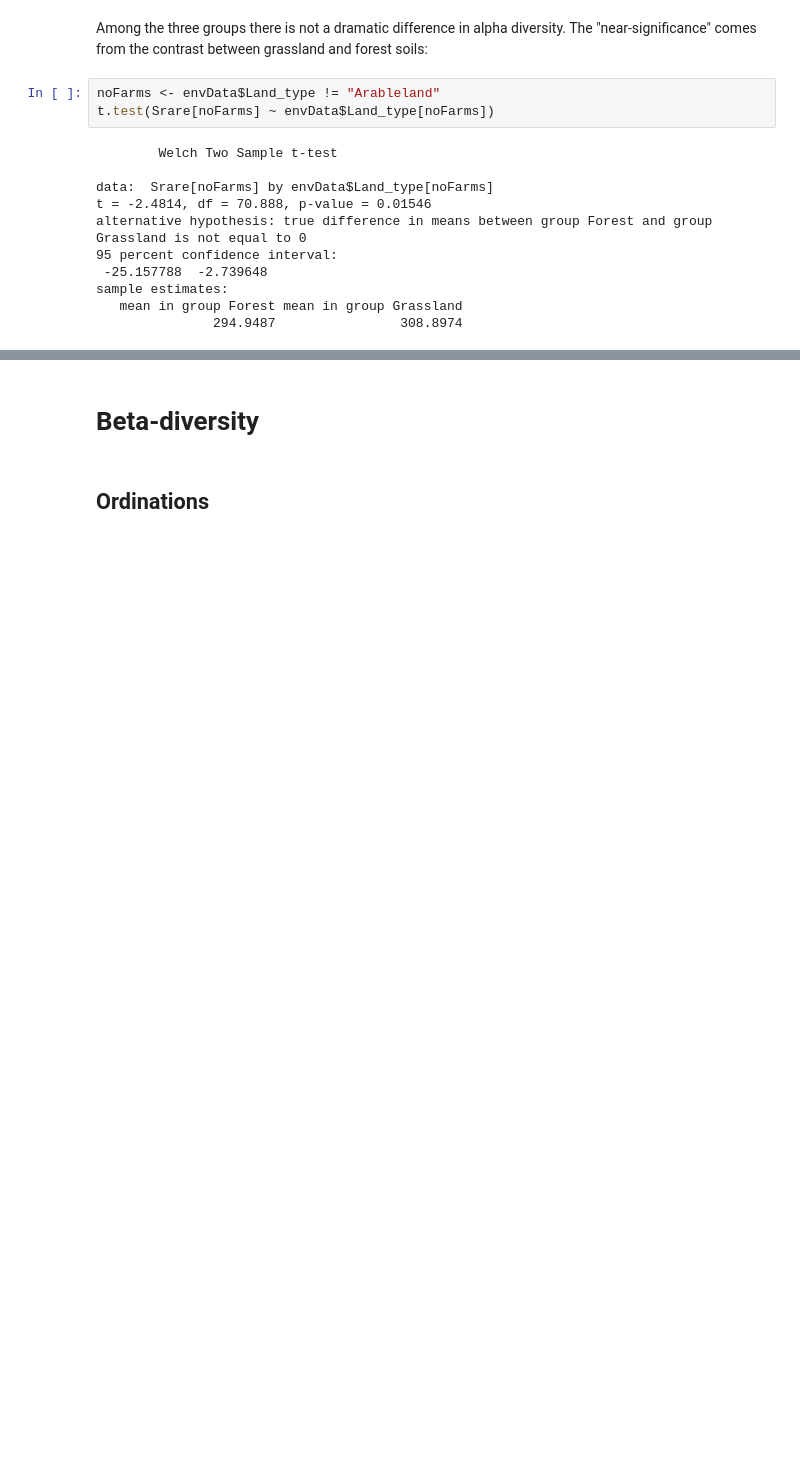
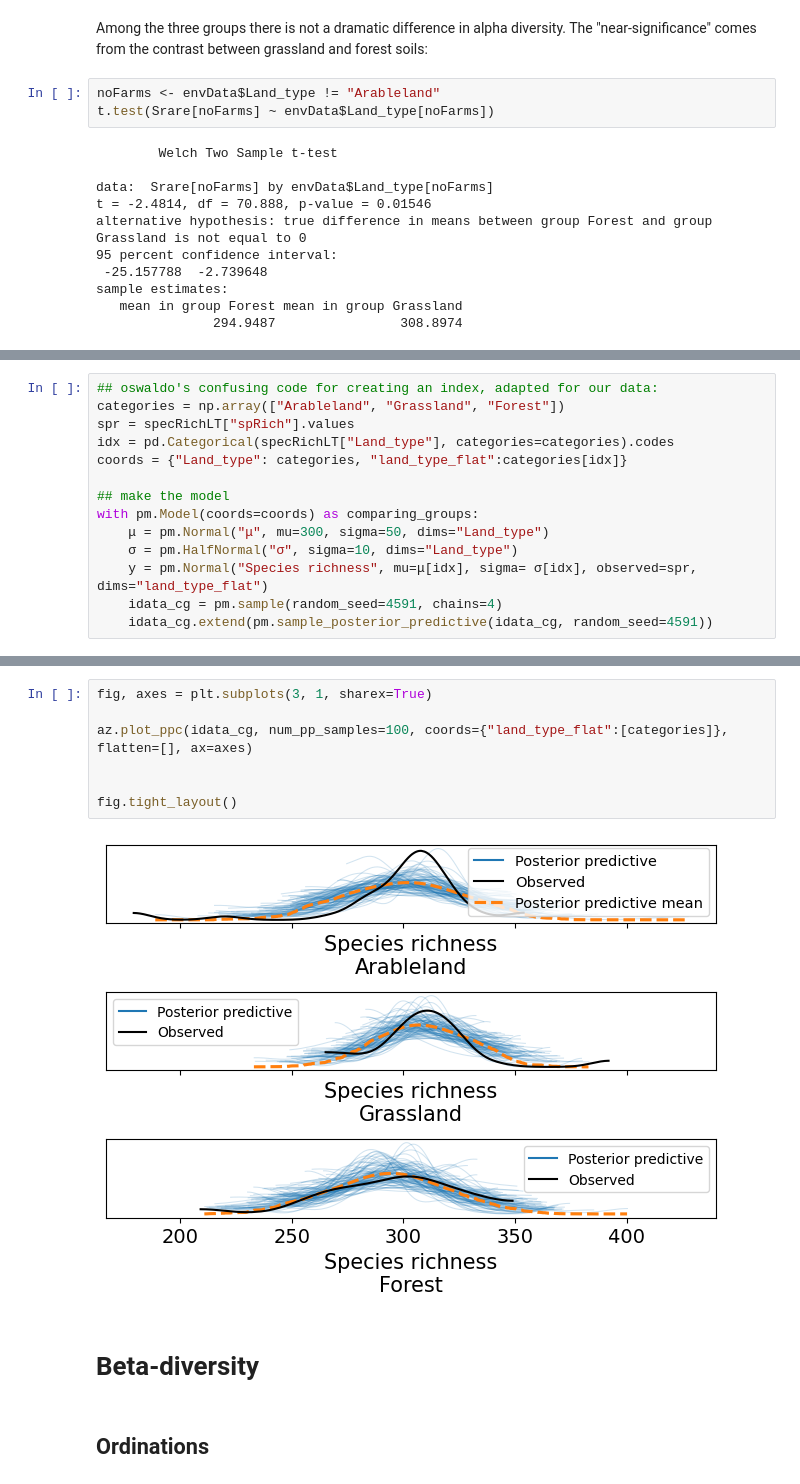
Before and after one commit to danchurch/fichtelgebirgeSoils, a Jupyter notebook: spatialAnalysis/spatialAnalysisSulariData.ipynb, the cells around one changed output, grey strips where cells are left out. Cells and saved outputs as stored; diff of their text form; blank space fills up the shorter version.

```diff
--- a/spatialAnalysis/spatialAnalysisSulariData.ipynb
+++ b/spatialAnalysis/spatialAnalysisSulariData.ipynb
@@ -268,0 +307,14 @@ So as was the case in the Rodriguez paper, the grasslands show a higher alpha di
+# %%
+## oswaldo's confusing code for creating an index, adapted for our data:
+categories = np.array(["Arableland", "Grassland", "Forest"])
+spr = specRichLT["spRich"].values
+idx = pd.Categorical(specRichLT["Land_type"], categories=categories).codes
+coords = {"Land_type": categories, "land_type_flat":categories[idx]}
+
+## make the model
+with pm.Model(coords=coords) as comparing_groups:
+    μ = pm.Normal("μ", mu=300, sigma=50, dims="Land_type")
+    σ = pm.HalfNormal("σ", sigma=10, dims="Land_type")
+    y = pm.Normal("Species richness", mu=μ[idx], sigma= σ[idx], observed=spr, dims="land_type_flat")
+    idata_cg = pm.sample(random_seed=4591, chains=4)
+    idata_cg.extend(pm.sample_posterior_predictive(idata_cg, random_seed=4591))
@@ -269,3 +330,12 @@ So as was the case in the Rodriguez paper, the grasslands show a higher alpha di
+# %%
+fig, axes = plt.subplots(3, 1, sharex=True)
+
+az.plot_ppc(idata_cg, num_pp_samples=100, coords={"land_type_flat":[categories]}, flatten=[], ax=axes)
+
+
+fig.tight_layout()
+# %% [output]
+[figure, added]
 # %% [markdown]
 # Beta-diversity
 # %% [markdown]
```
Also changed, not shown: parts of 7 cells of this notebook, 1 other file.
